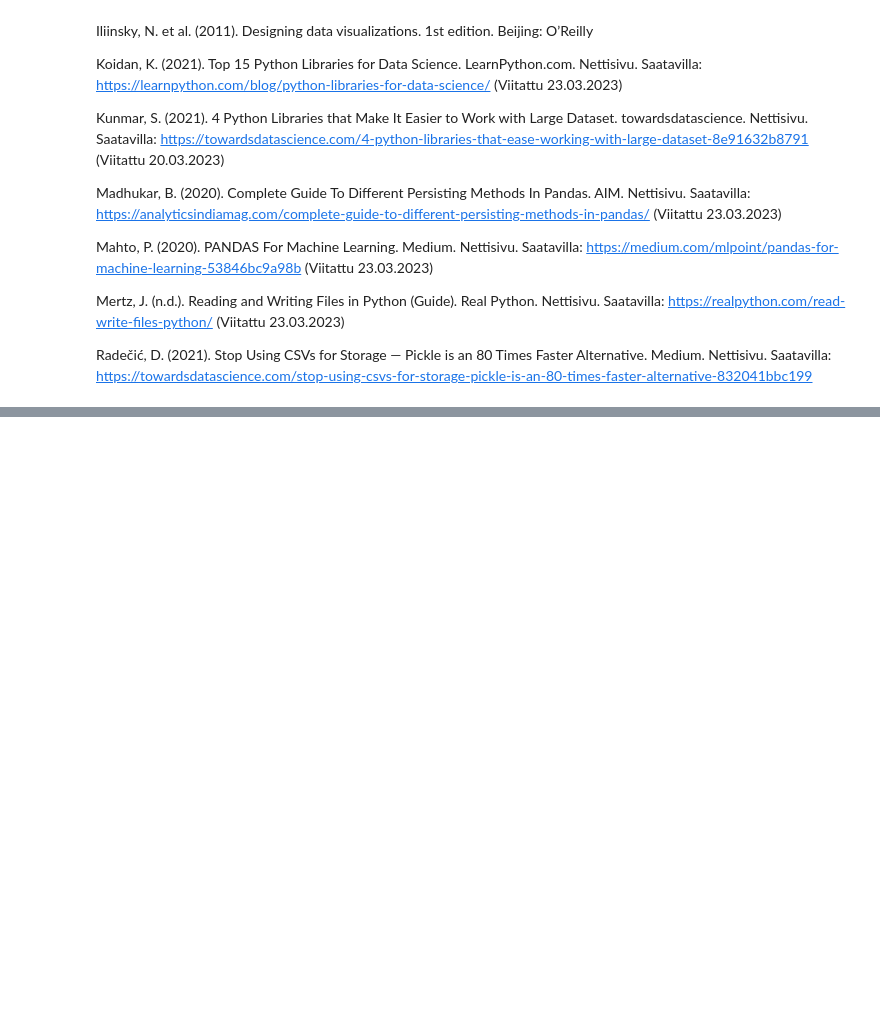
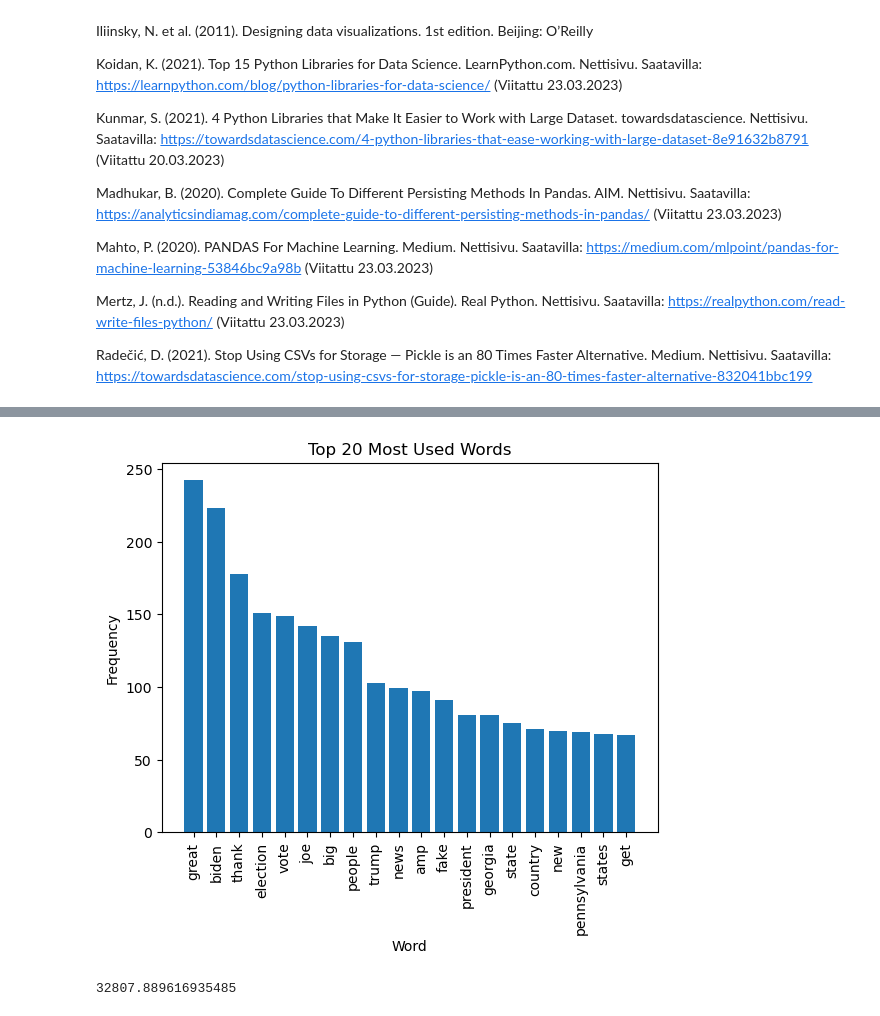
Before and after one commit to eliaskuk/joda, a Jupyter notebook: opk2023.ipynb, the cells around one changed output, grey strips where cells are left out. Saved outputs shown, nothing was run; the diff lists cells and outputs as text; code cells hidden in the pictures; blank space fills up the shorter version.

```diff
--- a/opk2023.ipynb
+++ b/opk2023.ipynb
@@ -379,0 +485,5 @@ Korrelaatio on nyt lähellä nollaa, mikä tarkoittaa siis sitä, että iällä
+# %%
+# Ladataan nltk kirjaston tokenit
+nltk.download('punkt')
+nltk.download('stopwords')
+nltk.data.path.append("<path/to/nltk_data>")
@@ -379,0 +497,42 @@ Korrelaatio on nyt lähellä nollaa, mikä tarkoittaa siis sitä, että iällä
+# %%
+# Ladataan valittu data API:sta, dataset # 43449
+# Ladattava data on muodossa ARFF, tehdään sitä pandas dataframe
+dataset = openml.datasets.get_dataset(43449)
+arff_data = dataset.get_data()
+df = pd.DataFrame(arff_data[0])
+
+df_tweet = pd.DataFrame(df[['text','retweets']])
+
+# kaikki pienillä kirjaimilla
+df_tweet['text'] = df_tweet['text'].str.lower()
+
+# poistetaan erikoisemerkit
+df_tweet['text'] = df_tweet['text'].apply(lambda x: re.sub(r'[^\w\s]', '', x))
+
+# Poistetaan "Stop-wordit"
+stop_words = set(stopwords.words('english'))
+df_tweet['text'] = df_tweet['text'].apply(lambda x: ' '.join([word for word in x.split() if word.lower() not in stop_words]))
+
+# Tokenisoidaan tweetit
+tokens = nltk.word_tokenize(" ".join(df_tweet['text'].tolist()))
+freq = nltk.FreqDist(tokens)
+
+# Valitaan 20 käytetyintä sanaa ja muodostetaan niistä kuvaaja
+top_words = freq.most_common(20)
+words = [word[0] for word in top_words]
+counts = [count[1] for count in top_words]
+
+plt.bar(words, counts)
+plt.xticks(rotation=90)
+plt.xlabel('Word')
+plt.ylabel('Frequency')
+plt.title('Top 20 Most Used Words')
+plt.show()
+# %% [output]
+[figure, added]
+# %%
+# Lasketaan keskiarvo uudelleen twiittauksista mallia varten
+average_retweets = df_tweet['retweets'].mean()
+print(average_retweets)
+# %% [output]
+32807.889616935485
```
Also changed, not shown: parts of 43 cells of this notebook.
